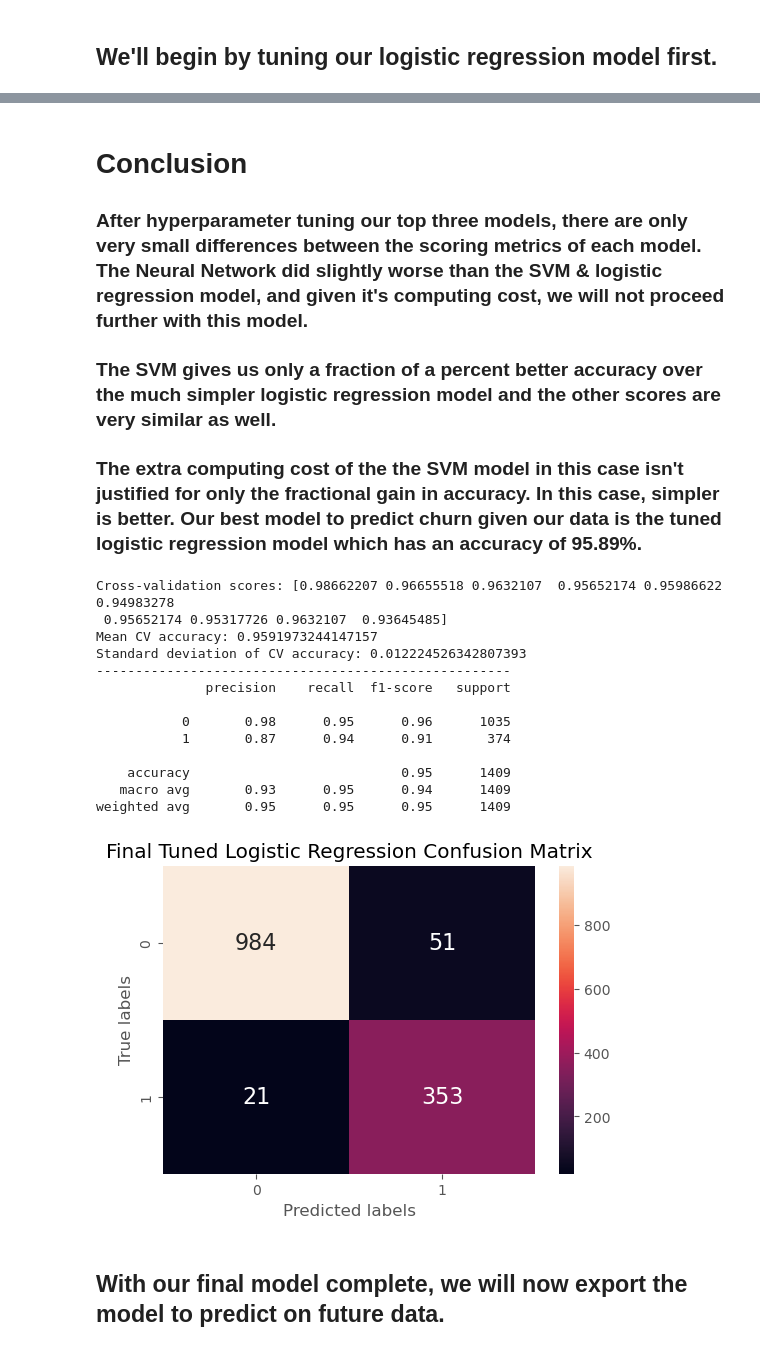
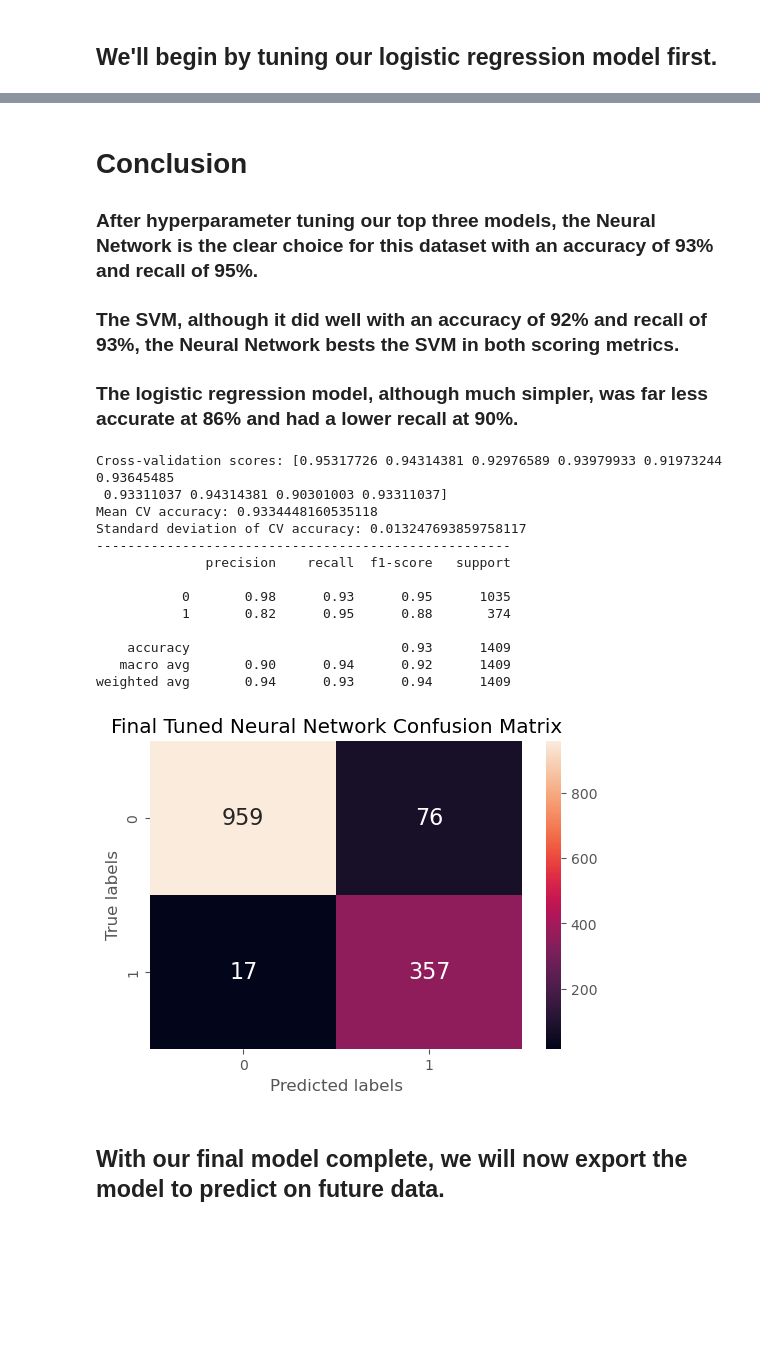
Before and after one commit to Vince-VC/Springboard_Capstone_2, a Jupyter notebook: notebooks/05_telco_modeling.ipynb, the cells around one changed output, grey strips where cells are left out. Saved outputs shown, nothing was run; the diff lists cells and outputs as text; code cells hidden in the pictures; blank space fills up the shorter version.

```diff
--- a/notebooks/05_telco_modeling.ipynb
+++ b/notebooks/05_telco_modeling.ipynb
@@ -53,7 +76,7 @@ X_train, X_test, y_train, y_test = train_test_split(X, y, test_size=0.20, random
 scaler = MinMaxScaler()
 
 # Create a PCA instance: pca
-pca = PCA(n_components=21, random_state=7)
+pca = PCA(n_components=22, random_state=7) # I chose 22 components as this explains 90% of the variance
 
 # Create pipeline: pipeline
 pipeline = make_pipeline(scaler, pca)
@@ -744,47 +768,54 @@ weighted avg       0.95      0.95      0.95      1409
 # %% [markdown]
 # Conclusion
 
-### After hyperparameter tuning our top three models, there are only very small differences between the scoring metrics of each model. The Neural Network did slightly worse than the SVM & logistic regression model, and given it's computing cost, we will not proceed further with this model.
+### After hyperparameter tuning our top three models, the Neural Network is the clear choice for this dataset with an accuracy of 93% and recall of 95%.
 
-### The SVM gives us only a fraction of a percent better accuracy over the much simpler logistic regression model and the other scores are very similar as well.
+### The SVM, although it did well with an accuracy of 92% and recall of 93%, the Neural Network bests the SVM in both scoring metrics.
 
-### The extra computing cost of the the SVM model in this case isn't justified for only the fractional gain in accuracy. In this case, simpler is better. Our best model to predict churn given our data is the tuned logistic regression model which has an accuracy of 95.89%.
+### The logistic regression model, although much simpler, was far less accurate at 86% and had a lower recall at 90%.
 # %%
 #Instantiate & fit our final model
-log_reg_final = LogisticRegression(multi_class='auto', C=10, penalty='l2', solver='saga', tol=0.01, random_state=7)
-log_reg_final.fit(X_train_resampled, y_train_resampled)
+nn_final = MLPClassifier(activation='relu',
+                         alpha=0.41611594308786626,
+                         hidden_layer_sizes= (50, 50, 50),
+                         learning_rate='constant',
+                         learning_rate_init=0.03766815128463097,
+                         solver='sgd',
+                         random_state=7,
+                         max_iter=2000)
+nn_final.fit(X_train_resampled, y_train_resampled)
 
 #Predict & Cross Validate
-y_pred = log_reg_final.predict(X_test_pipe)
-cross_validate_model(log_reg_final, X_train_resampled, y_train_resampled)
+y_pred = nn_final.predict(X_test_pipe)
+cross_validate_model(nn_final, X_train_resampled, y_train_resampled)
 print("-----------------------------------------------------")
 
 #Print Final Classification Report
 print(classification_report(y_test, y_pred))
 
 # Calculate & plot final confusion matrix
 cm = confusion_matrix(y_test, y_pred)
 plt.figure(figsize=(6, 4))
 sns.heatmap(cm, annot=True, fmt="d", annot_kws={"size": 16})
 plt.xlabel('Predicted labels')
 plt.ylabel('True labels')
-plt.title('Final Tuned Logistic Regression Confusion Matrix')
+plt.title('Final Tuned Neural Network Confusion Matrix')
 plt.show()
 # %% [output]
-Cross-validation scores: [0.98662207 0.96655518 0.9632107  0.95652174 0.95986622 0.94983278
- 0.95652174 0.95317726 0.9632107  0.93645485]
-Mean CV accuracy: 0.9591973244147157
-Standard deviation of CV accuracy: 0.012224526342807393
+Cross-validation scores: [0.95317726 0.94314381 0.92976589 0.93979933 0.91973244 0.93645485
+ 0.93311037 0.94314381 0.90301003 0.93311037]
+Mean CV accuracy: 0.9334448160535118
+Standard deviation of CV accuracy: 0.013247693859758117
 -----------------------------------------------------
               precision    recall  f1-score   support
 
-           0       0.98      0.95      0.96      1035
-           1       0.87      0.94      0.91       374
+           0       0.98      0.93      0.95      1035
+           1       0.82      0.95      0.88       374
 
-    accuracy                           0.95      1409
-   macro avg       0.93      0.95      0.94      1409
-weighted avg       0.95      0.95      0.95      1409
+    accuracy                           0.93      1409
+   macro avg       0.90      0.94      0.92      1409
+weighted avg       0.94      0.93      0.94      1409
-[figure, old version]
+[figure, new version]
 # %% [markdown]
 ## With our final model complete, we will now export the model to predict on future data.
 # %%
```
Also changed, not shown: parts of 19 cells of this notebook, 9 other files.
